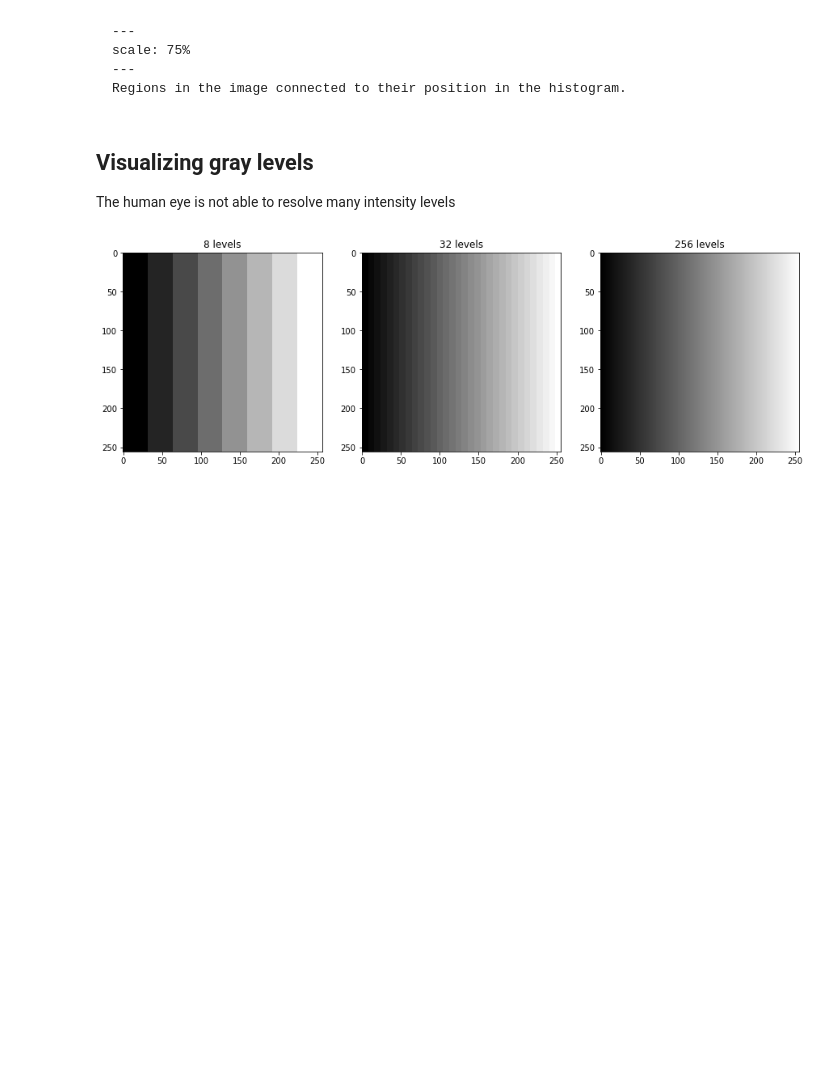
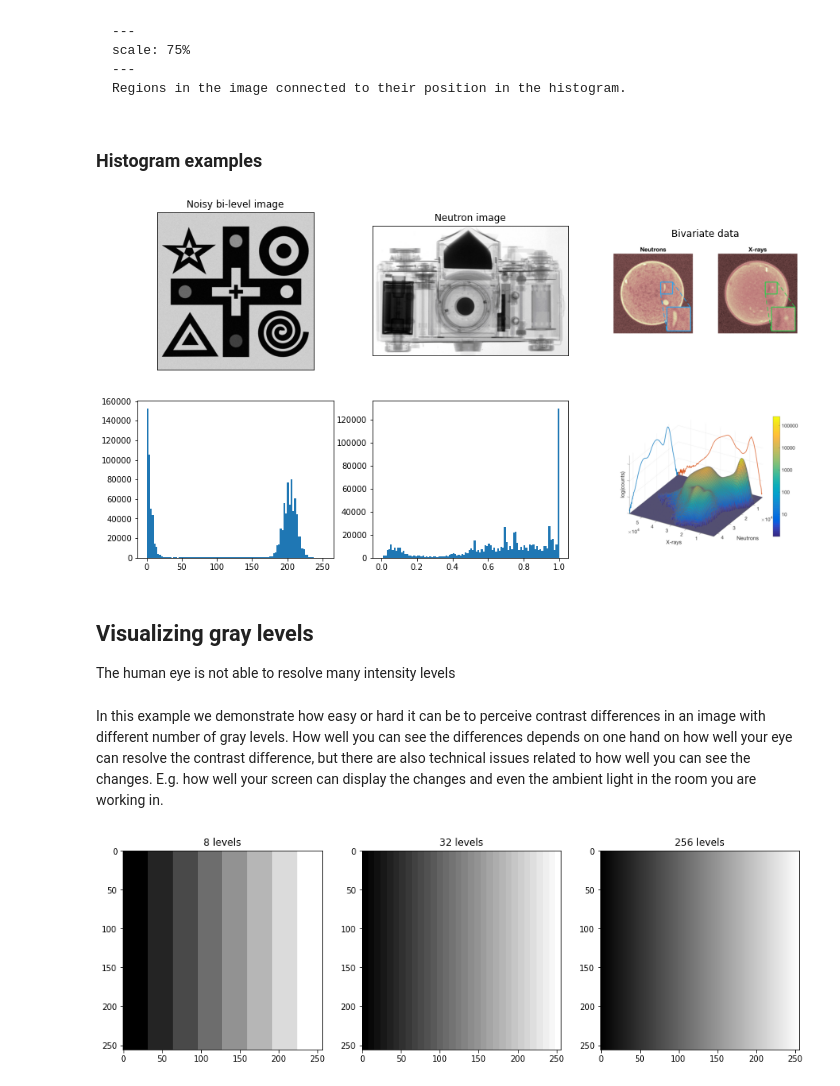
Before and after one commit to ImagingLectures/IAEA-eLearning2, a Jupyter notebook: lectures/01-Introduction2ImgProc/Introduction2Images.ipynb, the cells around one changed output. Drawn from its saved outputs; the diff is of its cells as text; code cells hidden in the pictures; blank space fills up the shorter version.

````diff
--- a/lectures/01-Introduction2ImgProc/Introduction2Images.ipynb
+++ b/lectures/01-Introduction2ImgProc/Introduction2Images.ipynb
@@ -230,10 +276,38 @@ scale: 75%
 ---
 Regions in the image connected to their position in the histogram.
 ```
+# %% [markdown]
+### Histogram examples
+# %%
+a=plt.imread('figures/testpattern_noisy.jpg')
+b=plt.imread('figures/neutron_camera.png')
+c0=plt.imread('figures/root_slices.png')
+c1=plt.imread('figures/root_histogram.png')
+
+fig,ax=plt.subplots(2,3,figsize=(15,8))
+ax=ax.ravel()
+
+ax[0].imshow(a,cmap='gray')
+ax[0].set_xticks([]);ax[0].set_yticks([])
+ax[0].set_title('Noisy bi-level image')
+ax[3].hist(a.ravel(),bins=100)
+ax[1].imshow(b,cmap='gray')
+ax[1].set_title('Neutron image')
+ax[1].set_xticks([]);ax[1].set_yticks([])
+ax[4].hist(b.ravel(),bins=100)
+ax[2].imshow(c0)
+ax[2].set_title('Bivariate data')
+ax[2].axis('off')
+ax[5].imshow(c1)
+ax[5].axis('off');
+# %% [output]
+[figure, added]
 # %% [markdown]
 ## Visualizing gray levels
 
 The human eye is not able to resolve many intensity levels
+# %% [markdown]
+In this example we demonstrate how easy or hard it can be to perceive contrast differences in an image with different number of gray levels. How well you can see the differences depends on one hand on how well your eye can resolve the contrast difference, but there are also technical issues related to how well you can see the changes. E.g. how well your screen can display the changes and even the ambient light in the room you are working in.
 # %%
 xlin = np.linspace(0,255, 256)
 xx, yy = np.meshgrid(xlin, xlin)
````
Also changed, not shown: parts of 71 cells of this notebook, 15 other files.
